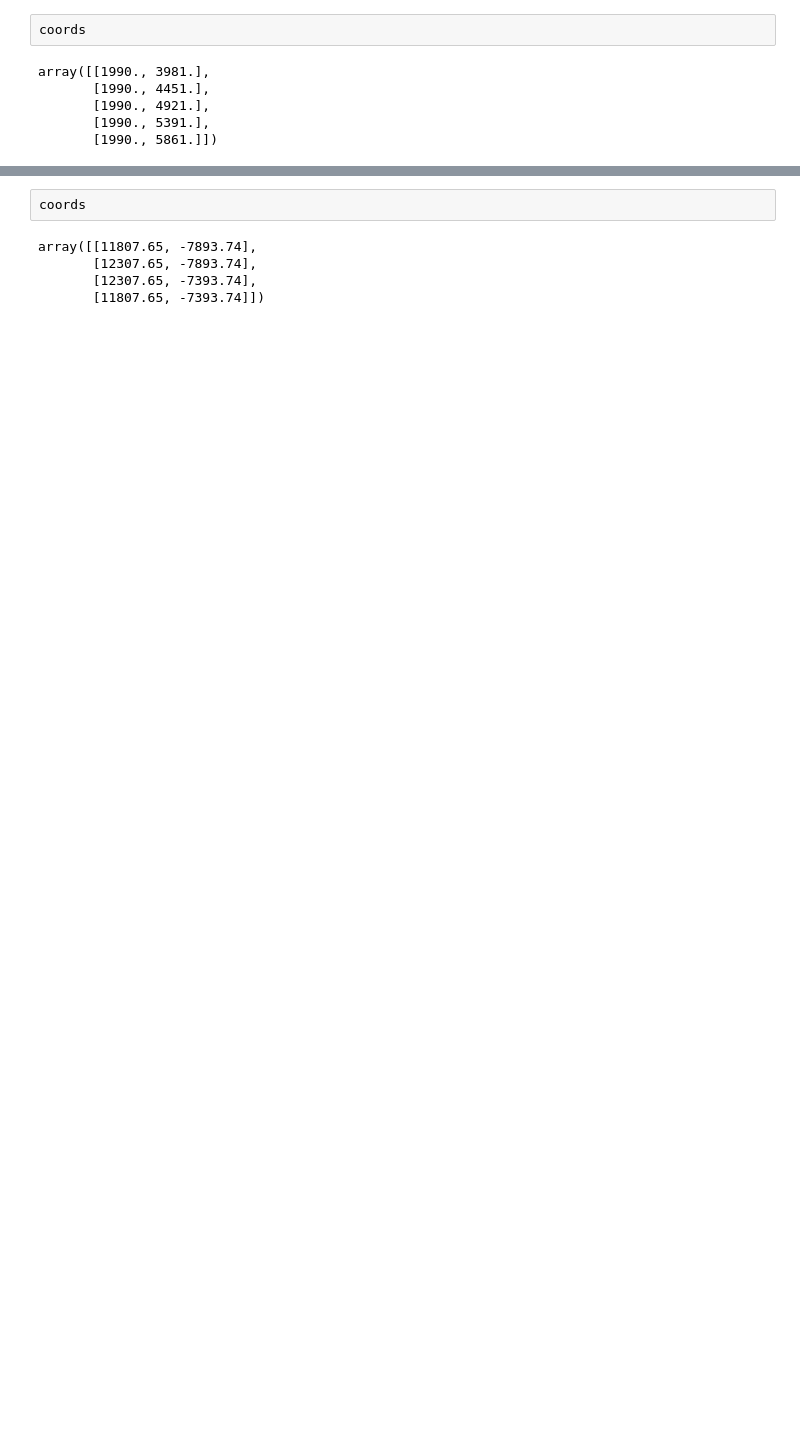
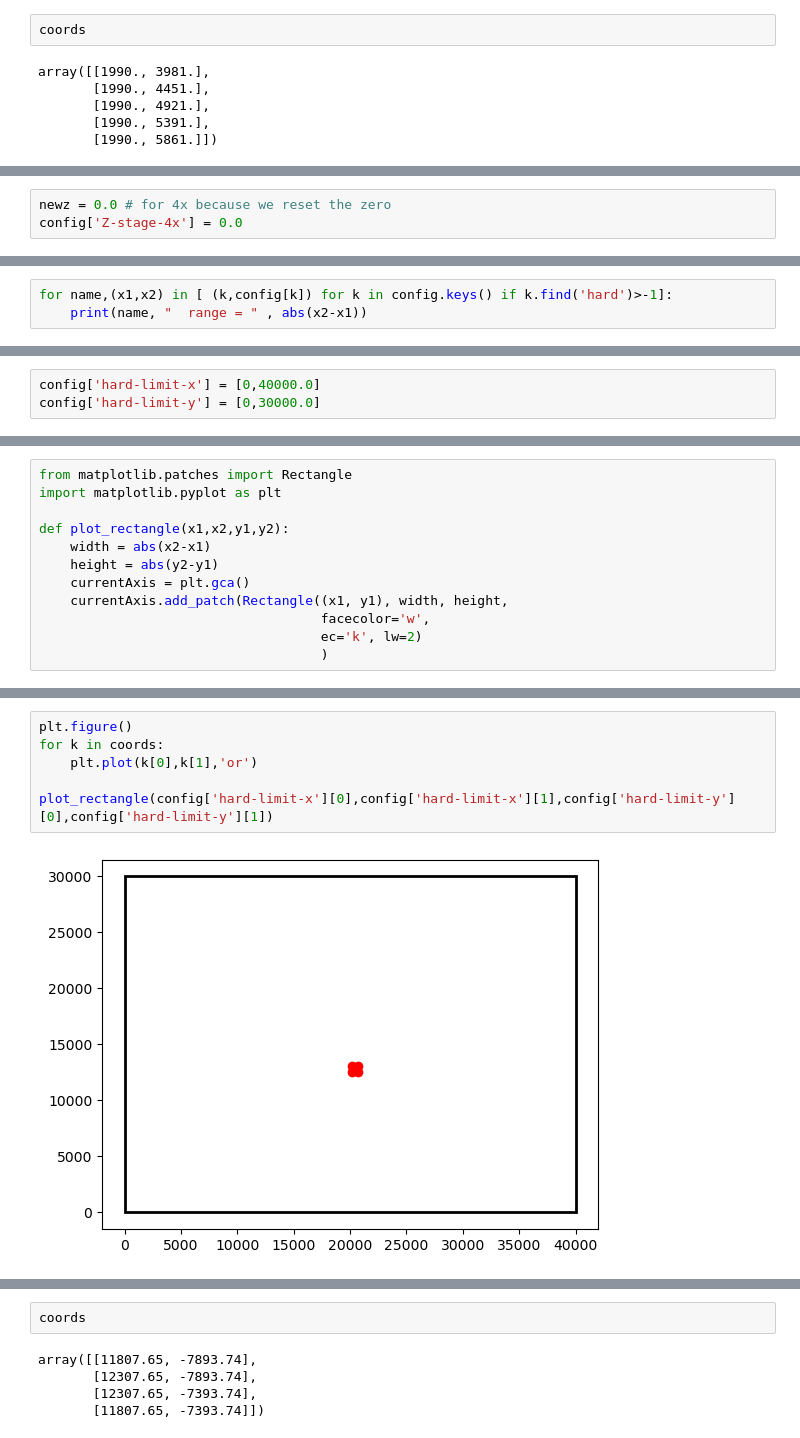
Before and after one commit to JenuC/smart-wsi-scanner, a Jupyter notebook: minimal_qupathrunner.ipynb, the cells around one changed output, grey strips where cells are left out. Cells and saved outputs as stored; diff of their text form; blank space fills up the shorter version.

```diff
--- a/minimal_qupathrunner.ipynb
+++ b/minimal_qupathrunner.ipynb
@@ -97,0 +102,3 @@ position_list_4x.reshape(position_list_4x.shape[0] * position_list_4x.shape[1],
+# %%
+newz = 0.0 # for 4x because we reset the zero
+config['Z-stage-4x'] = 0.0
@@ -97,0 +122,3 @@ position_list_4x.reshape(position_list_4x.shape[0] * position_list_4x.shape[1],
+# %%
+for name,(x1,x2) in [ (k,config[k]) for k in config.keys() if k.find('hard')>-1]:
+    print(name, "  range = " , abs(x2-x1))
@@ -97,0 +130,3 @@ position_list_4x.reshape(position_list_4x.shape[0] * position_list_4x.shape[1],
+# %%
+config['hard-limit-x'] = [0,40000.0]
+config['hard-limit-y'] = [0,30000.0]
@@ -100,0 +166,12 @@ acq_name = r'FirstScan'
+# %%
+from matplotlib.patches import Rectangle
+import matplotlib.pyplot as plt
+
+def plot_rectangle(x1,x2,y1,y2):
+    width = abs(x2-x1)
+    height = abs(y2-y1)
+    currentAxis = plt.gca()
+    currentAxis.add_patch(Rectangle((x1, y1), width, height,
+                                    facecolor='w',
+                                    ec='k', lw=2)
+                                    )
@@ -100,0 +193,8 @@ acq_name = r'FirstScan'
+# %%
+plt.figure()
+for k in coords:
+    plt.plot(k[0],k[1],'or')
+
+plot_rectangle(config['hard-limit-x'][0],config['hard-limit-x'][1],config['hard-limit-y'][0],config['hard-limit-y'][1])
+# %% [output]
+[figure, added]
```
Also changed, not shown: parts of 34 cells of this notebook, 1 other file.
